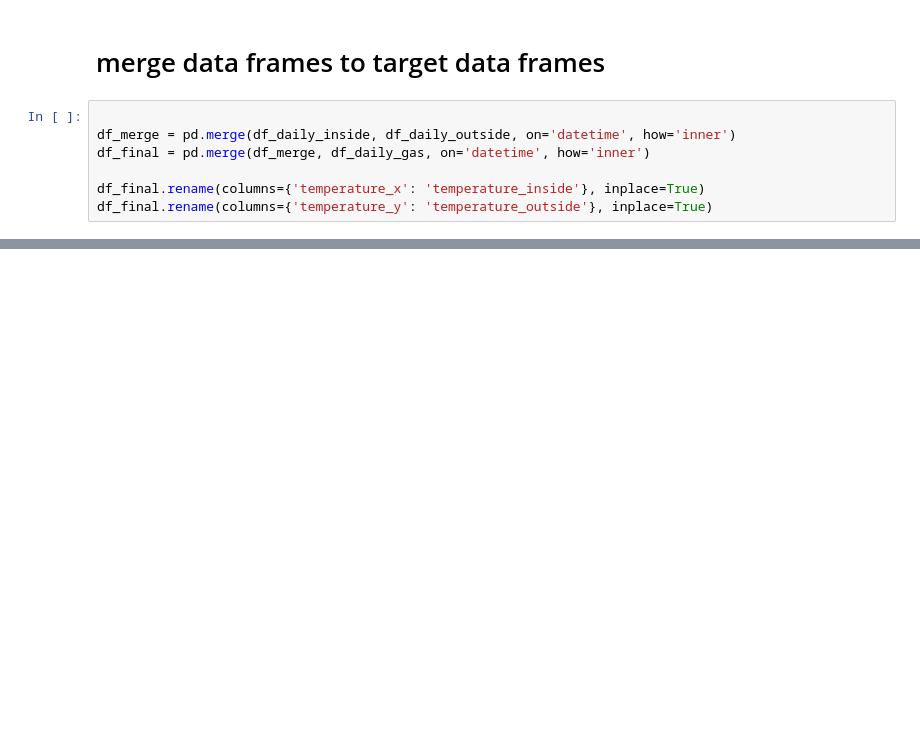
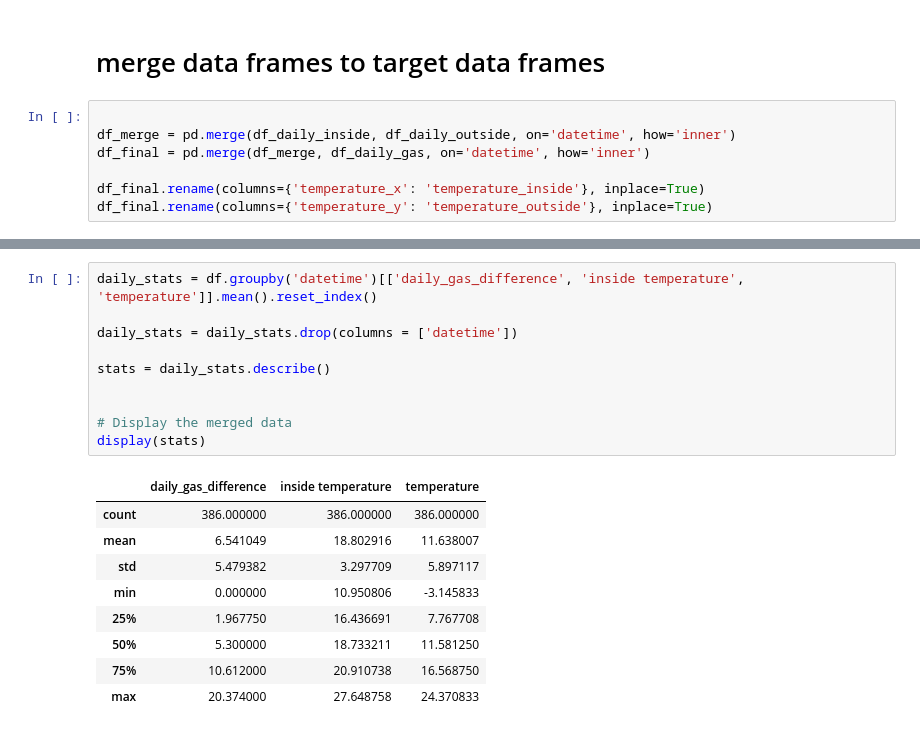
Before and after one commit to phipsrick/GA2024_1, a Jupyter notebook: weather_report/weather_report_Josh.ipynb, the cells around one changed output, grey strips where cells are left out. Drawn from its saved outputs; the diff is of its cells as text; blank space fills up the shorter version.

```diff
--- a/weather_report/weather_report_Josh.ipynb
+++ b/weather_report/weather_report_Josh.ipynb
@@ -174,0 +342,20 @@ df_final.rename(columns={'temperature_y': 'temperature_outside'}, inplace=True)
+# %%
+daily_stats = df.groupby('datetime')[['daily_gas_difference', 'inside temperature', 'temperature']].mean().reset_index()
+
+daily_stats = daily_stats.drop(columns = ['datetime'])
+
+stats = daily_stats.describe()
+
+
+# Display the merged data
+display(stats)
+# %% [output]
+|  | daily_gas_difference | inside temperature | temperature |
+| count | 386.000000 | 386.000000 | 386.000000 |
+| mean | 6.541049 | 18.802916 | 11.638007 |
+| std | 5.479382 | 3.297709 | 5.897117 |
+| min | 0.000000 | 10.950806 | -3.145833 |
+| 25% | 1.967750 | 16.436691 | 7.767708 |
+| 50% | 5.300000 | 18.733211 | 11.581250 |
+| 75% | 10.612000 | 20.910738 | 16.568750 |
+| max | 20.374000 | 27.648758 | 24.370833 |
```
Also changed, not shown: parts of 14 cells of this notebook.
